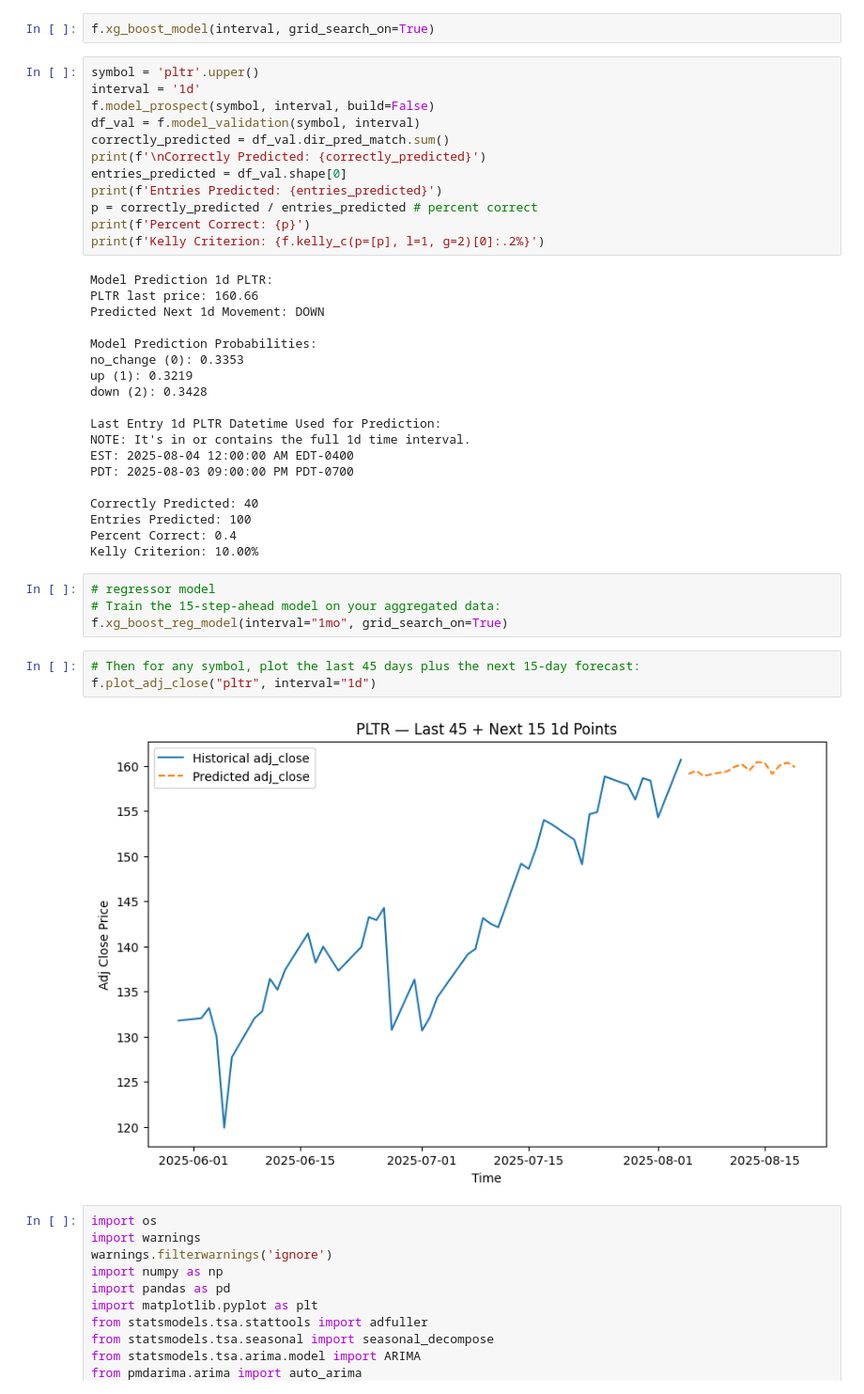
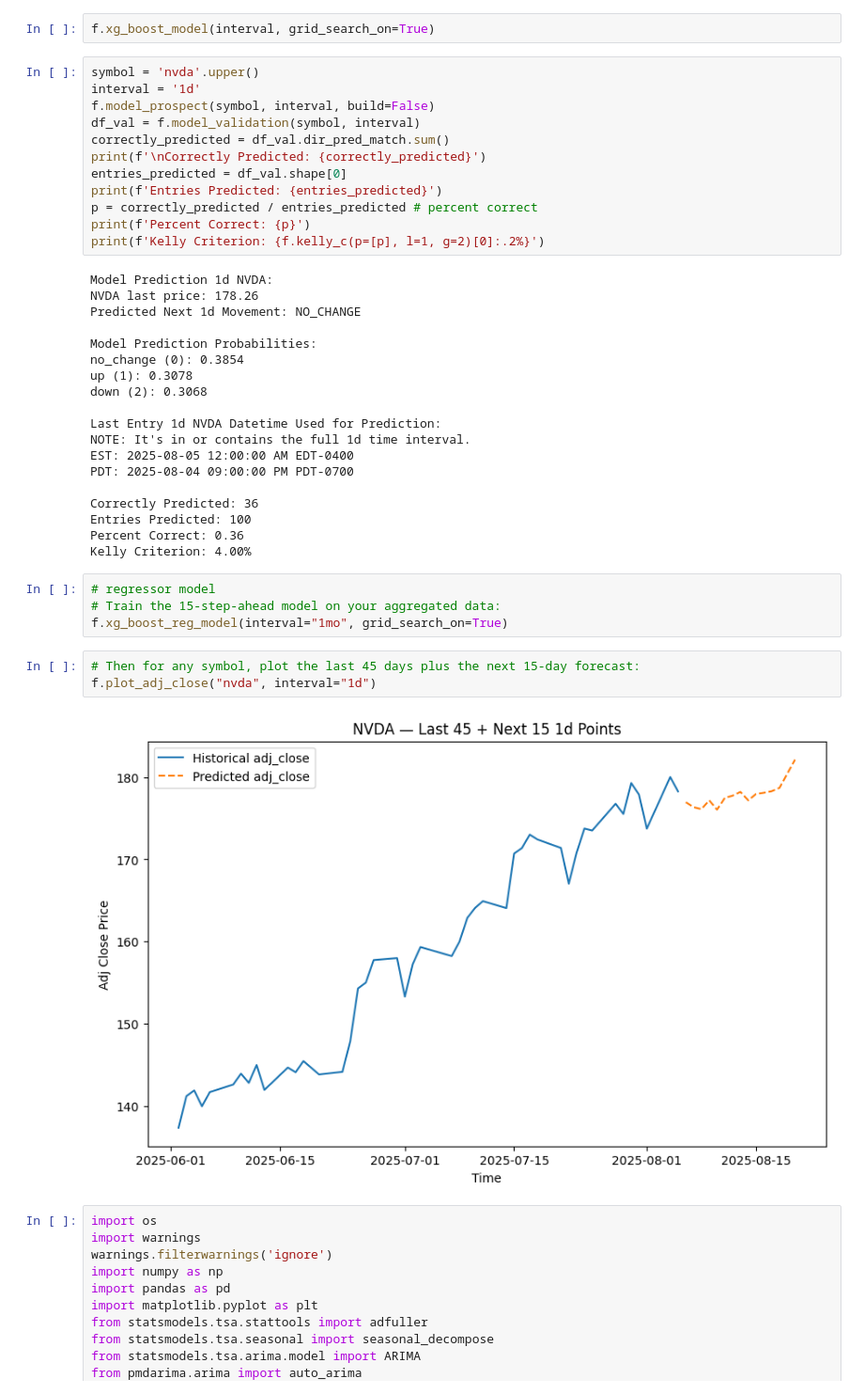
Before and after one commit to yuchild/stock_production_agg, a Jupyter notebook: validations.ipynb, the cells around one changed output. Shown: that part at 94% size. Drawn from its saved outputs; the diff is of its cells as text.

```diff
--- a/validations.ipynb
+++ b/validations.ipynb
@@ -33,7 +33,7 @@ f.make_master_table(stock_set, interval)
 # %%
 f.xg_boost_model(interval, grid_search_on=True)
 # %%
-symbol = 'pltr'.upper()
+symbol = 'nvda'.upper()
 interval = '1d'
 f.model_prospect(symbol, interval, build=False)
 df_val = f.model_validation(symbol, interval)
@@ -45,33 +45,33 @@ p = correctly_predicted / entries_predicted # percent correct
 print(f'Percent Correct: {p}')
 print(f'Kelly Criterion: {f.kelly_c(p=[p], l=1, g=2)[0]:.2%}')
 # %% [output]
-Model Prediction 1d PLTR:
-PLTR last price: 160.66
-Predicted Next 1d Movement: DOWN
+Model Prediction 1d NVDA:
+NVDA last price: 178.26
+Predicted Next 1d Movement: NO_CHANGE
 
 Model Prediction Probabilities:
-no_change (0): 0.3353
-up (1): 0.3219
-down (2): 0.3428
+no_change (0): 0.3854
+up (1): 0.3078
+down (2): 0.3068
 
-Last Entry 1d PLTR Datetime Used for Prediction:
+Last Entry 1d NVDA Datetime Used for Prediction:
 NOTE: It's in or contains the full 1d time interval.
-EST: 2025-08-04 12:00:00 AM EDT-0400
-PDT: 2025-08-03 09:00:00 PM PDT-0700
+EST: 2025-08-05 12:00:00 AM EDT-0400
+PDT: 2025-08-04 09:00:00 PM PDT-0700
 
-Correctly Predicted: 40
+Correctly Predicted: 36
 Entries Predicted: 100
-Percent Correct: 0.4
-Kelly Criterion: 10.00%
+Percent Correct: 0.36
+Kelly Criterion: 4.00%
 # %%
 # regressor model
 # Train the 15-step-ahead model on your aggregated data:
 f.xg_boost_reg_model(interval="1mo", grid_search_on=True)
 # %%
 # Then for any symbol, plot the last 45 days plus the next 15-day forecast:
-f.plot_adj_close("pltr", interval="1d")
+f.plot_adj_close("nvda", interval="1d")
 # %% [output]
-[figure, old version]
+[figure, new version]
 # %%
 import os
 import warnings
```
Also changed, not shown: 3 other files.
